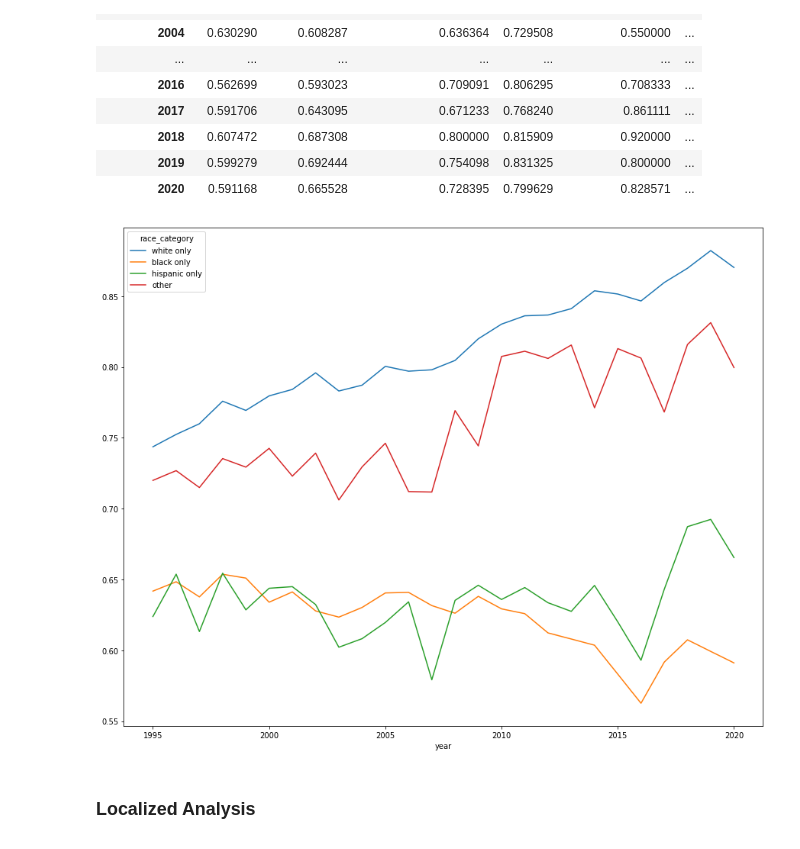
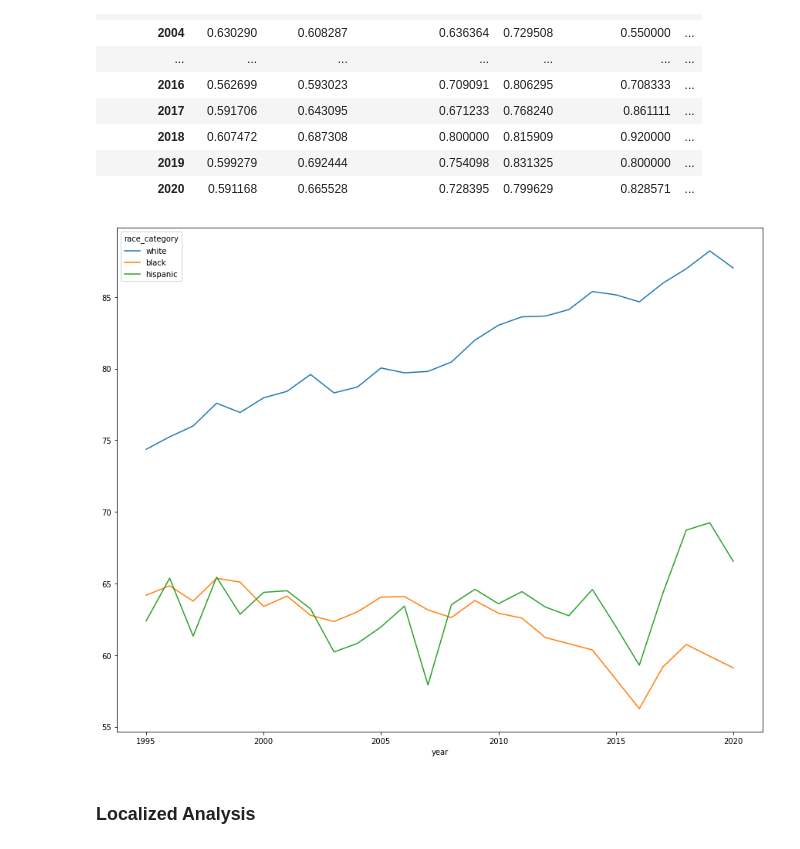
Before and after one commit to cbs-news-data/homicide-clearance-fbi-data, a Jupyter notebook: notebook/shr/src/shr.ipynb, the cells around one changed output. Drawn from its saved outputs; the diff is of its cells as text; code cells hidden in the pictures.

Commit message:
rename file

```diff
--- a/notebook/shr/src/shr.ipynb
+++ b/notebook/shr/src/shr.ipynb
@@ -248,13 +248,21 @@ national
 | 2020 | 0.591168 | 0.665528 | 0.728395 | 0.799629 | 0.828571 | ... |
 # %%
 (
-    national[["white only", "black only", "hispanic only", "other"]]
+    national[["white only", "black only", "hispanic only"]]
+    .rename(
+        columns={
+            "white only": "white",
+            "black only": "black",
+            "hispanic only": "hispanic",
+        }
+    )
+    .multiply(100)
     .plot(figsize=(15, 12))
     .get_figure()
-    .savefig("output/black_vs_white_national.svg")
+    .savefig("output/clearance_demographics_national.svg")
 )
 # %% [output]
-[figure, old version]
+[figure, new version]
 # %% [markdown]
 ### Localized Analysis
 # %%
```
